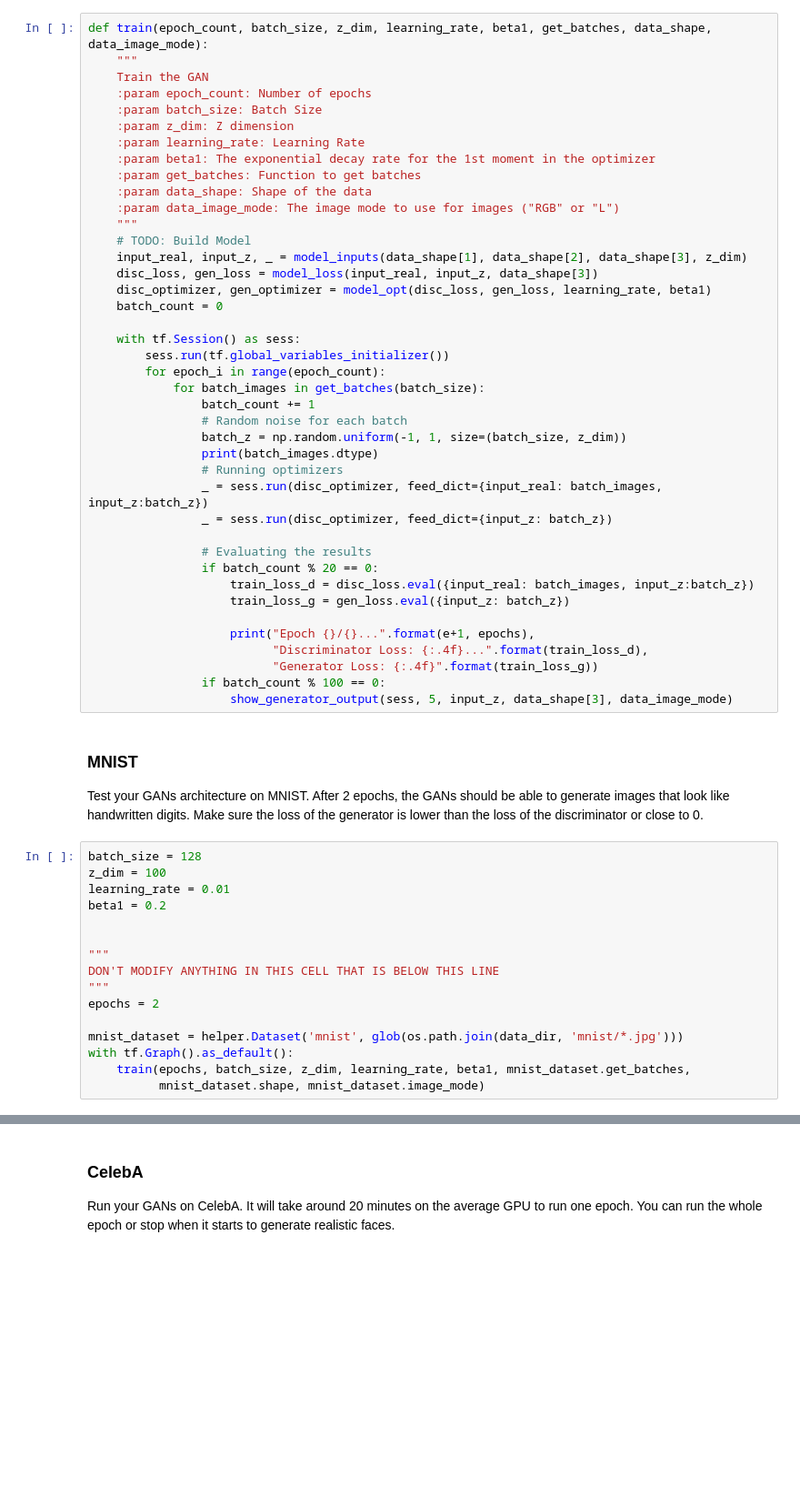
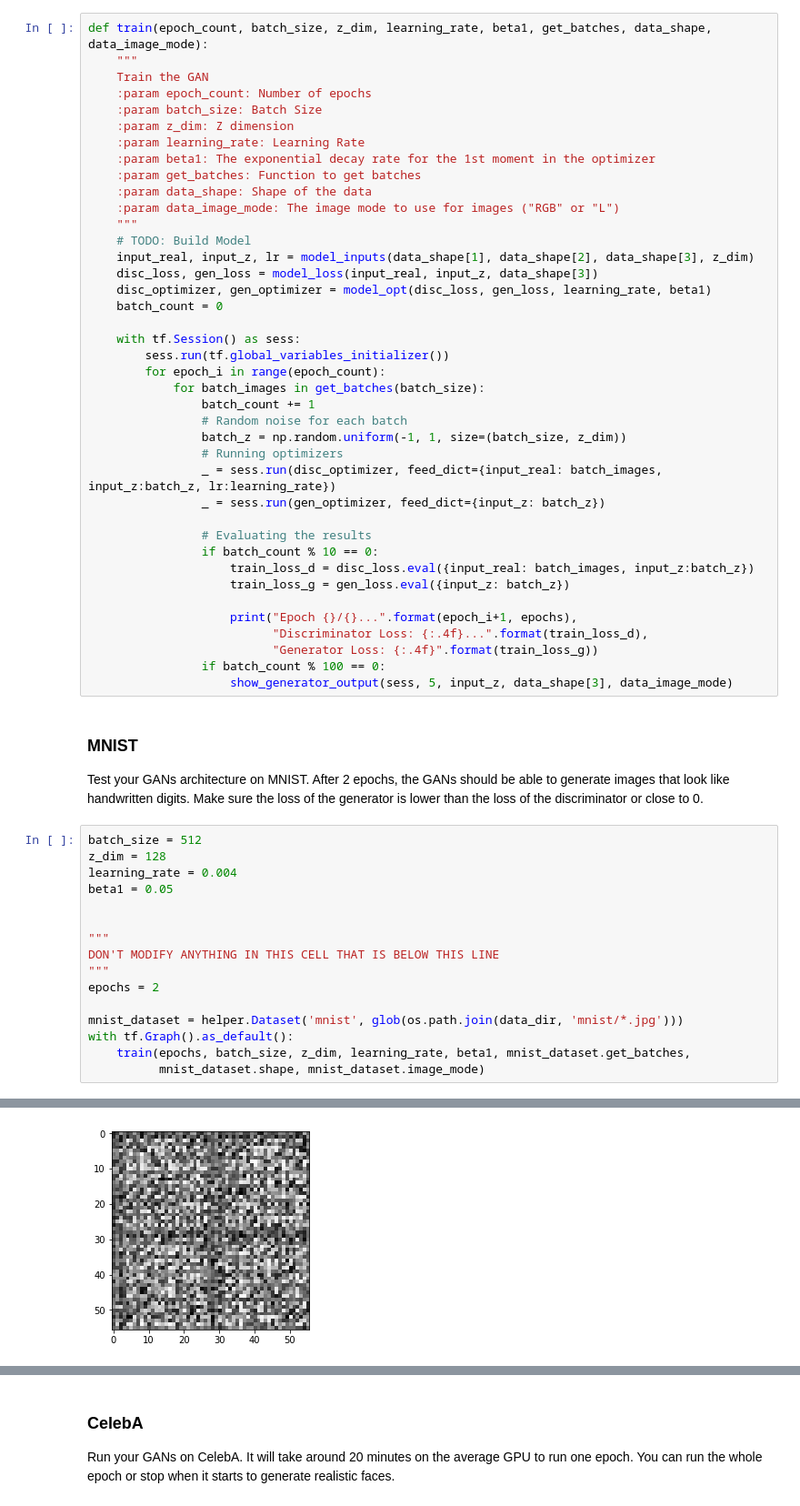
Before and after one commit to vijpandaturtle/face-generator-GAN, a Jupyter notebook: dlnd_face_generation.ipynb, the cells around one changed output, grey strips where cells are left out. Shown: that part at 91% size. Drawn from its saved outputs; the diff is of its cells as text; blank space fills up the shorter version.

Commit message:
ModelTrainig the-MODE

```diff
--- a/dlnd_face_generation.ipynb
+++ b/dlnd_face_generation.ipynb
@@ -327,7 +327,7 @@ def train(epoch_count, batch_size, z_dim, learning_rate, beta1, get_batches, dat
     :param data_image_mode: The image mode to use for images ("RGB" or "L")
     """
     # TODO: Build Model
-    input_real, input_z, _ = model_inputs(data_shape[1], data_shape[2], data_shape[3], z_dim)
+    input_real, input_z, lr = model_inputs(data_shape[1], data_shape[2], data_shape[3], z_dim)
     disc_loss, gen_loss = model_loss(input_real, input_z, data_shape[3])
     disc_optimizer, gen_optimizer = model_opt(disc_loss, gen_loss, learning_rate, beta1)
     batch_count = 0
@@ -339,17 +339,16 @@ def train(epoch_count, batch_size, z_dim, learning_rate, beta1, get_batches, dat
                 batch_count += 1
                 # Random noise for each batch
                 batch_z = np.random.uniform(-1, 1, size=(batch_size, z_dim))
-                print(batch_images.dtype)
                 # Running optimizers
-                _ = sess.run(disc_optimizer, feed_dict={input_real: batch_images, input_z:batch_z})
-                _ = sess.run(disc_optimizer, feed_dict={input_z: batch_z})
+                _ = sess.run(disc_optimizer, feed_dict={input_real: batch_images, input_z:batch_z, lr:learning_rate})
+                _ = sess.run(gen_optimizer, feed_dict={input_z: batch_z})
 
                 # Evaluating the results
-                if batch_count % 20 == 0:
+                if batch_count % 10 == 0:
                     train_loss_d = disc_loss.eval({input_real: batch_images, input_z:batch_z})
                     train_loss_g = gen_loss.eval({input_z: batch_z})
 
-                    print("Epoch {}/{}...".format(e+1, epochs),
+                    print("Epoch {}/{}...".format(epoch_i+1, epochs),
                           "Discriminator Loss: {:.4f}...".format(train_loss_d),
                           "Generator Loss: {:.4f}".format(train_loss_g))
                 if batch_count % 100 == 0:
@@ -358,10 +357,10 @@ def train(epoch_count, batch_size, z_dim, learning_rate, beta1, get_batches, dat
 ### MNIST
 Test your GANs architecture on MNIST.  After 2 epochs, the GANs should be able to generate images that look like handwritten digits.  Make sure the loss of the generator is lower than the loss of the discriminator or close to 0.
 # %%
-batch_size = 128
-z_dim = 100
-learning_rate = 0.01
-beta1 = 0.2
+batch_size = 512
+z_dim = 128
+learning_rate = 0.004
+beta1 = 0.05
 
 
 """
@@ -377,0 +386 @@ float32
+[figure, added]
```
Also changed, not shown: parts of 2 cells of this notebook.
